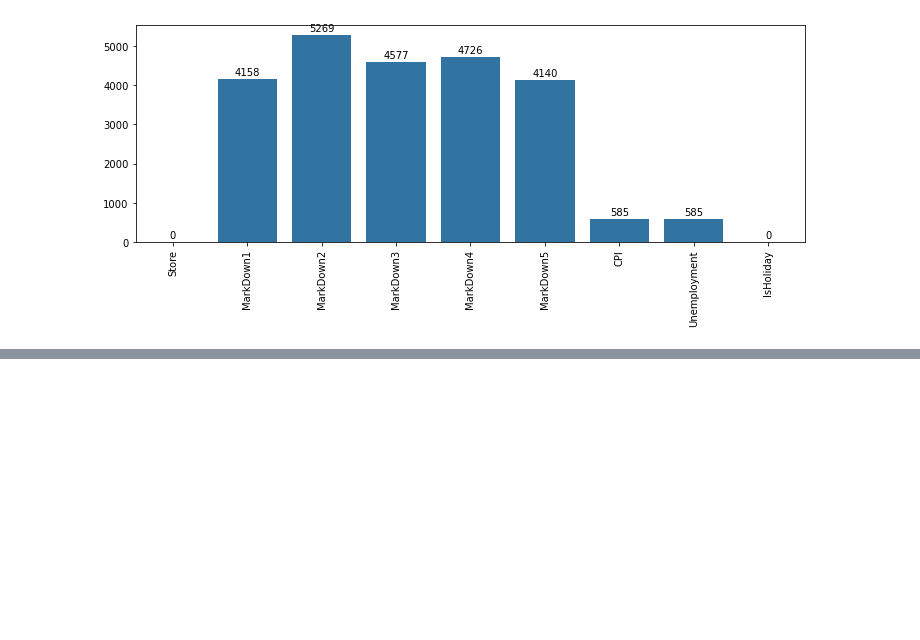
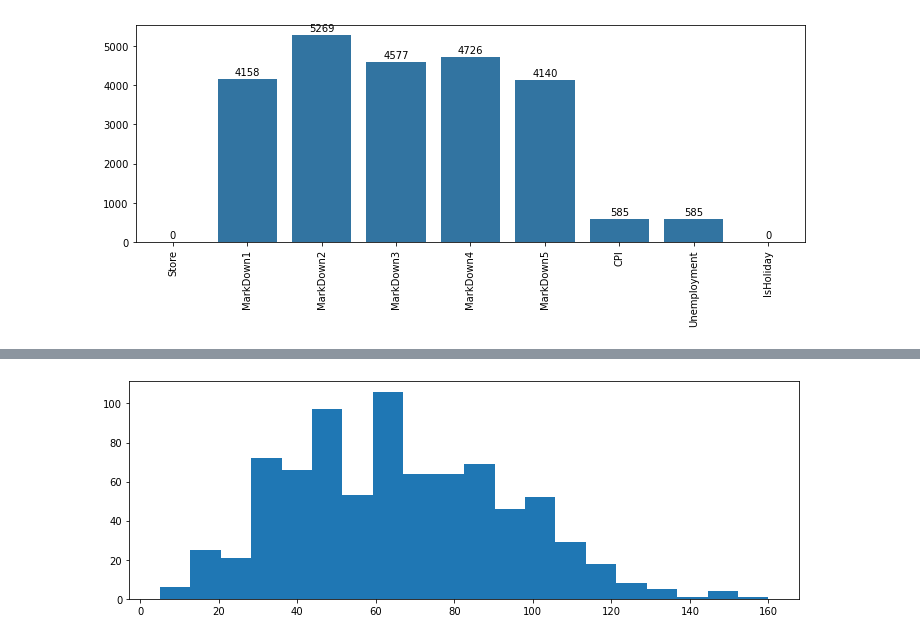
Before and after one commit to brianr114/udacity_ai_programming_with_python, a Jupyter notebook: numpy_pandas_matplotlib/notes/matplotlib_and_seaborn.ipynb, the cells around one changed output, grey strips where cells are left out. Cells and saved outputs as stored; diff of their text form; code cells hidden in the pictures; blank space fills up the shorter version.

```diff
--- a/numpy_pandas_matplotlib/notes/matplotlib_and_seaborn.ipynb
+++ b/numpy_pandas_matplotlib/notes/matplotlib_and_seaborn.ipynb
@@ -289,0 +315,5 @@ for i in range(na_counts.shape[0]):
+# %%
+# Specified number of bins
+plt.hist(data = pokemon, x = 'speed', bins = 20);
+# %% [output]
+[figure, added]
```
Also changed, not shown: parts of 13 cells of this notebook, 1 other file.
